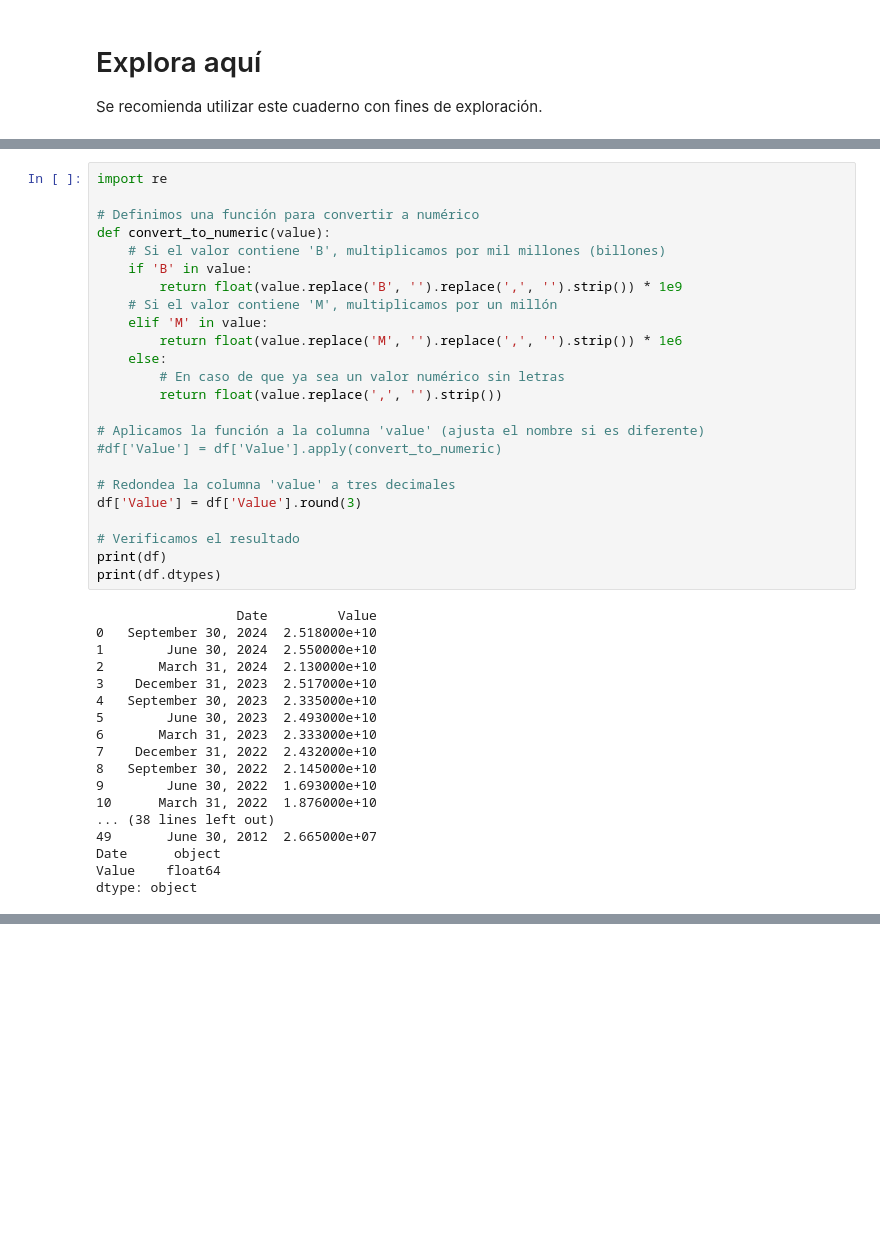
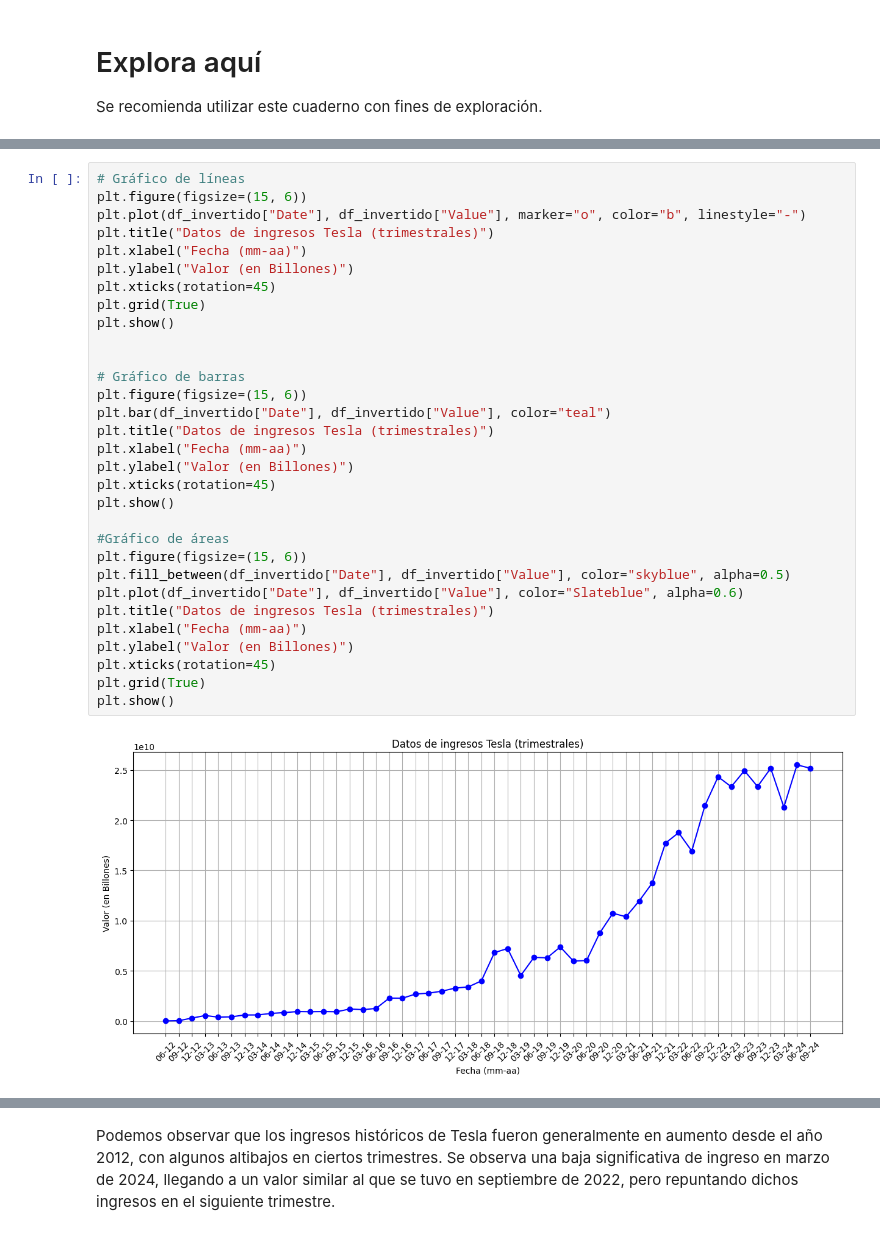
Before and after one commit to 4GeeksAcademy/web-scraping-project-tutorial-VLG, a Jupyter notebook: src/explore.es.ipynb, the cells around one changed output, grey strips where cells are left out. Cells and saved outputs as stored; diff of their text form; blank space fills up the shorter version.

```diff
--- a/src/explore.es.ipynb
+++ b/src/explore.es.ipynb
@@ -134,42 +102,33 @@ dtype: object
-# %%
-import re
-
-# Definimos una función para convertir a numérico
-def convert_to_numeric(value):
-    # Si el valor contiene 'B', multiplicamos por mil millones (billones)
-    if 'B' in value:
-        return float(value.replace('B', '').replace(',', '').strip()) * 1e9
-    # Si el valor contiene 'M', multiplicamos por un millón
-    elif 'M' in value:
-        return float(value.replace('M', '').replace(',', '').strip()) * 1e6
-    else:
-        # En caso de que ya sea un valor numérico sin letras
-        return float(value.replace(',', '').strip())
-
-# Aplicamos la función a la columna 'value' (ajusta el nombre si es diferente)
-#df['Value'] = df['Value'].apply(convert_to_numeric)
-
-# Redondea la columna 'value' a tres decimales
-df['Value'] = df['Value'].round(3)
-
-# Verificamos el resultado
-print(df)
-print(df.dtypes)
-# %% [output]
-                  Date         Value
-0   September 30, 2024  2.518000e+10
-1        June 30, 2024  2.550000e+10
-2       March 31, 2024  2.130000e+10
-3    December 31, 2023  2.517000e+10
-4   September 30, 2023  2.335000e+10
-5        June 30, 2023  2.493000e+10
-6       March 31, 2023  2.333000e+10
-7    December 31, 2022  2.432000e+10
-8   September 30, 2022  2.145000e+10
-9        June 30, 2022  1.693000e+10
-10      March 31, 2022  1.876000e+10
-... (38 lines left out)
-49       June 30, 2012  2.665000e+07
-Date      object
-Value    float64
-dtype: object
+# %%
+# Gráfico de líneas
+plt.figure(figsize=(15, 6))
+plt.plot(df_invertido["Date"], df_invertido["Value"], marker="o", color="b", linestyle="-")
+plt.title("Datos de ingresos Tesla (trimestrales)")
+plt.xlabel("Fecha (mm-aa)")
+plt.ylabel("Valor (en Billones)")
+plt.xticks(rotation=45)
+plt.grid(True)
+plt.show()
+
+
+# Gráfico de barras
+plt.figure(figsize=(15, 6))
+plt.bar(df_invertido["Date"], df_invertido["Value"], color="teal")
+plt.title("Datos de ingresos Tesla (trimestrales)")
+plt.xlabel("Fecha (mm-aa)")
+plt.ylabel("Valor (en Billones)")
+plt.xticks(rotation=45)
+plt.show()
+
+#Gráfico de áreas
+plt.figure(figsize=(15, 6))
+plt.fill_between(df_invertido["Date"], df_invertido["Value"], color="skyblue", alpha=0.5)
+plt.plot(df_invertido["Date"], df_invertido["Value"], color="Slateblue", alpha=0.6)
+plt.title("Datos de ingresos Tesla (trimestrales)")
+plt.xlabel("Fecha (mm-aa)")
+plt.ylabel("Valor (en Billones)")
+plt.xticks(rotation=45)
+plt.grid(True)
+plt.show()
+# %% [output]
+[figure, added]
@@ -175,0 +137,2 @@ dtype: object
+# %% [markdown]
+Podemos observar que los ingresos históricos de Tesla fueron generalmente en aumento desde el año 2012, con algunos altibajos en ciertos trimestres. Se observa una baja significativa de ingreso en marzo de 2024, llegando a un valor similar al que se tuvo en septiembre de 2022, pero repuntando dichos ingresos en el siguiente trimestre.
```
Also changed, not shown: parts of 3 cells of this notebook, 1 other file.
